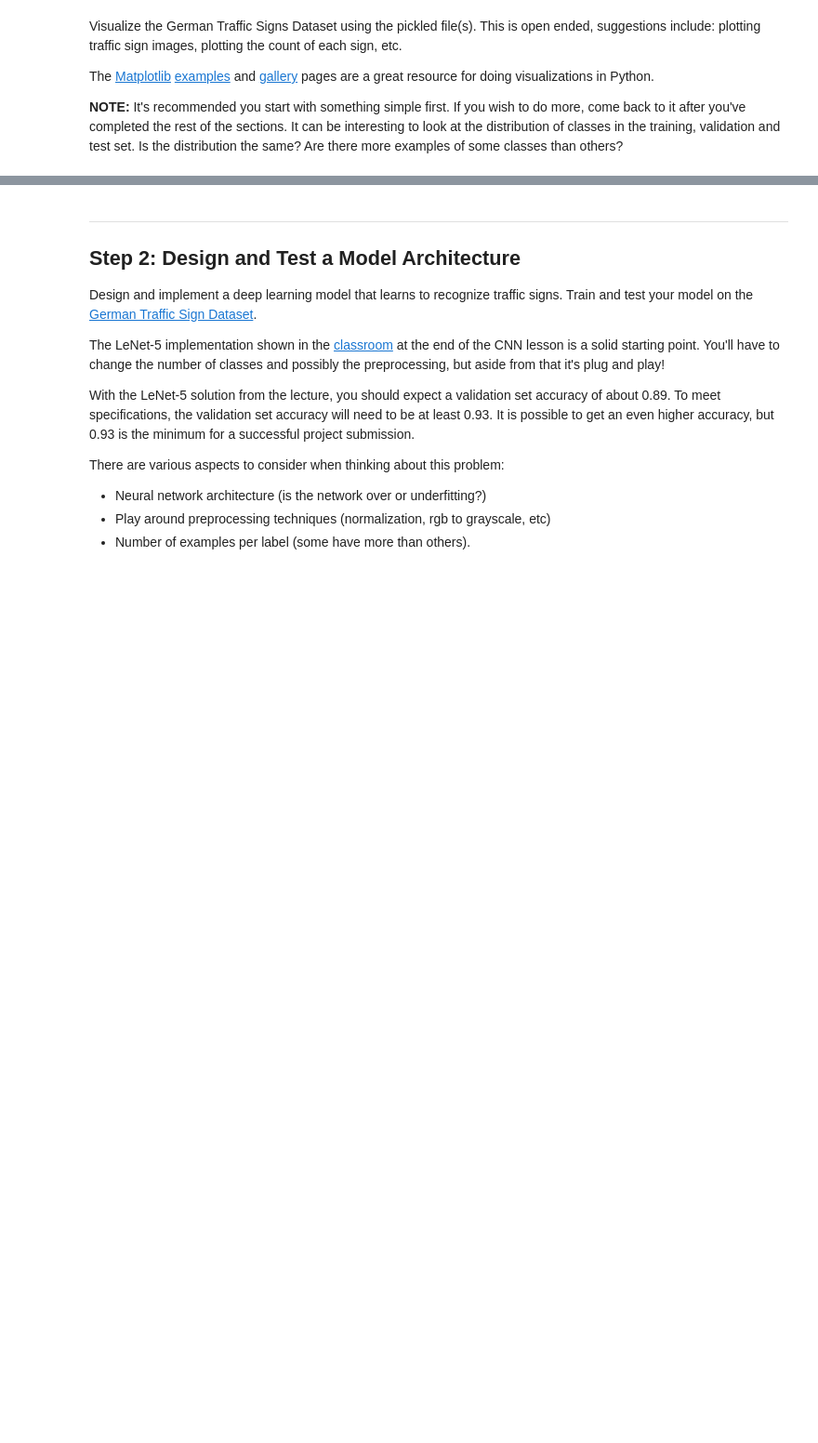
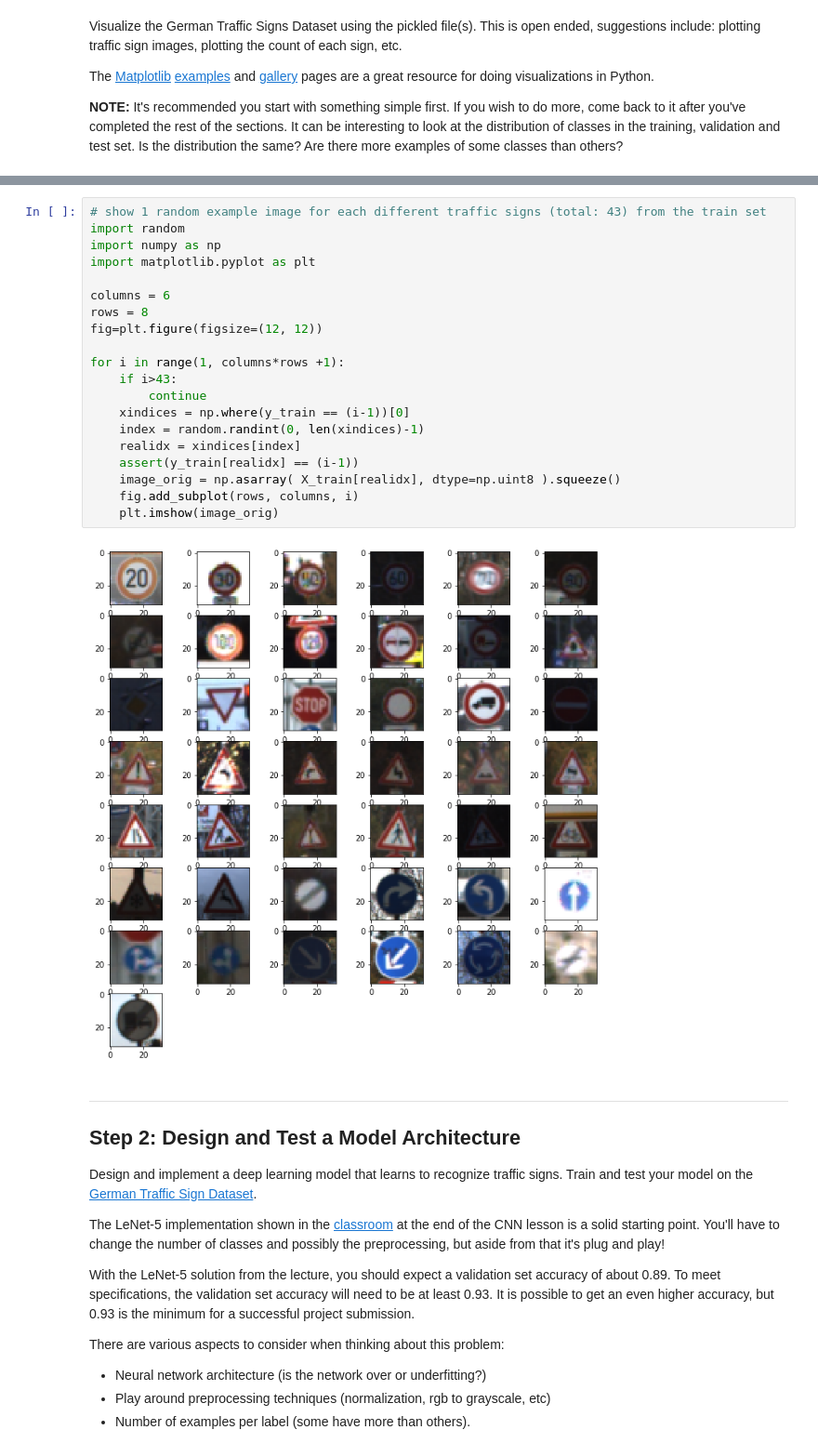
Before and after one commit to danthe42/CarND-Traffic-Sign-Classifier-Project, a Jupyter notebook: Traffic_Sign_Classifier.ipynb, the cells around one changed output, grey strips where cells are left out. Shown: that part at 93% size. Cells and saved outputs as stored; diff of their text form; blank space fills up the shorter version.

```diff
--- a/Traffic_Sign_Classifier.ipynb
+++ b/Traffic_Sign_Classifier.ipynb
@@ -180,3 +202,25 @@ Label with most samples in the train set: 'Speed limit (50km/h)' Number of image
+# %%
+# show 1 random example image for each different traffic signs (total: 43) from the train set
+import random
+import numpy as np
+import matplotlib.pyplot as plt
+
+columns = 6
+rows = 8
+fig=plt.figure(figsize=(12, 12))
+
+for i in range(1, columns*rows +1):
+    if i>43:
+        continue
+    xindices = np.where(y_train == (i-1))[0]
+    index = random.randint(0, len(xindices)-1)
+    realidx = xindices[index]
+    assert(y_train[realidx] == (i-1))
+    image_orig = np.asarray( X_train[realidx], dtype=np.uint8 ).squeeze()
+    fig.add_subplot(rows, columns, i)
+    plt.imshow(image_orig)
+# %% [output]
+[figure, added]
 # %% [markdown]
 ----
 
```
Also changed, not shown: parts of 14 cells of this notebook.
